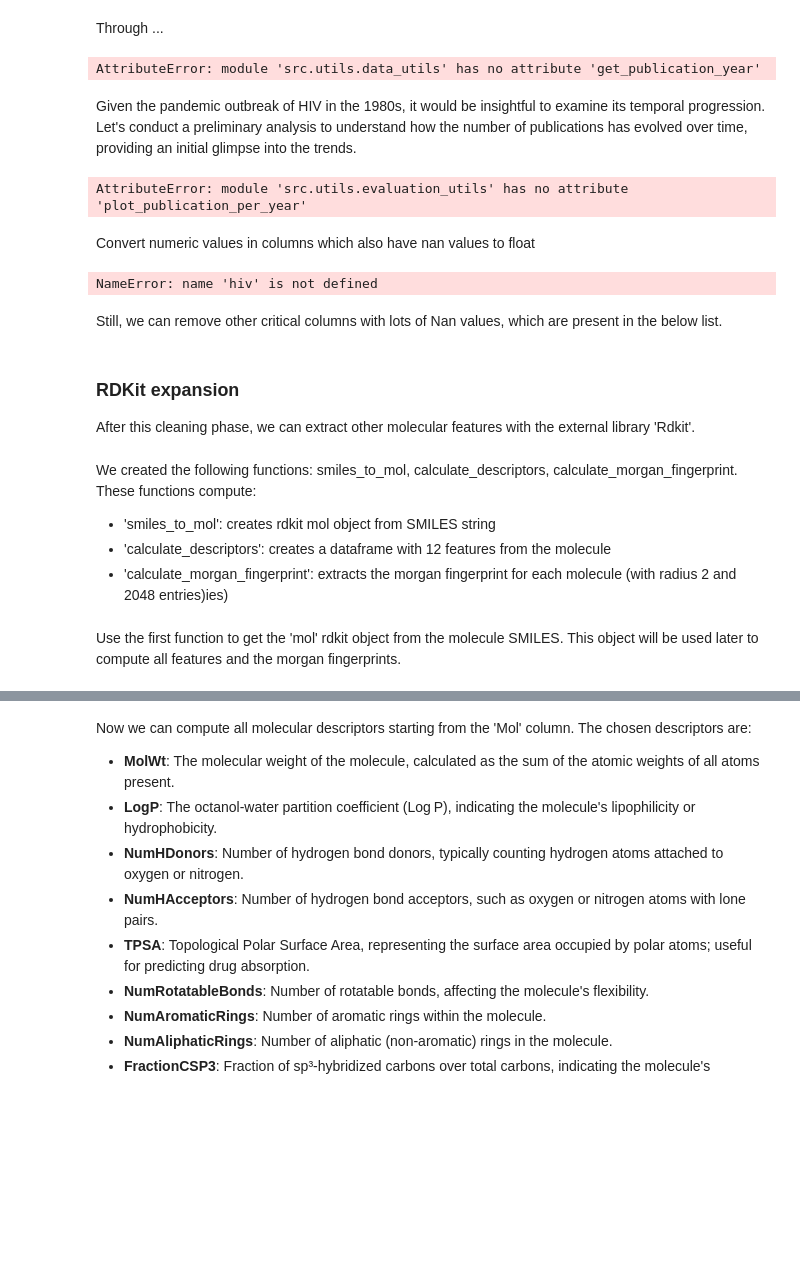
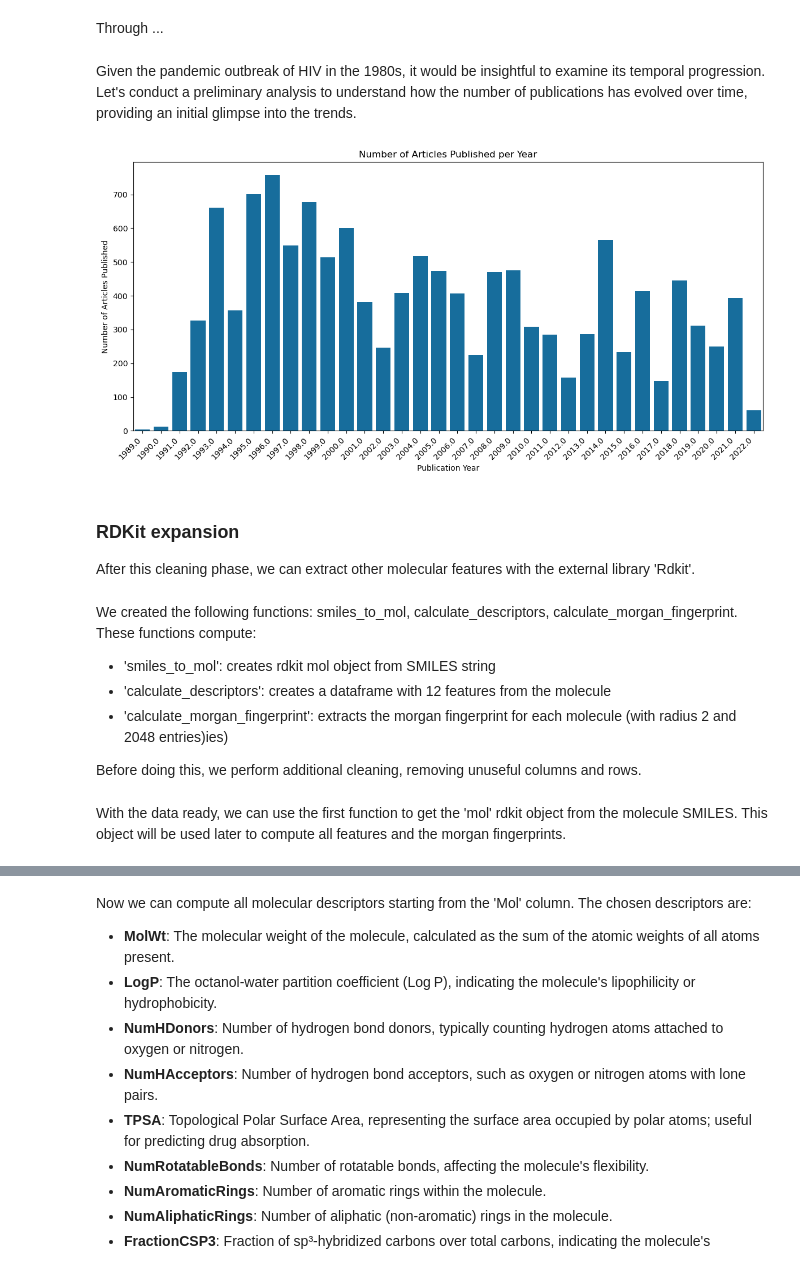
Before and after one commit to epfl-ada/ada-2024-project-adattatori, a Jupyter notebook: results.ipynb, the cells around one changed output, grey strips where cells are left out. Cells and saved outputs as stored; diff of their text form; code cells hidden in the pictures; blank space fills up the shorter version.

Commit message:
runned rdkit cells

```diff
--- a/results.ipynb
+++ b/results.ipynb
@@ -109,27 +95,12 @@ HIV1 dataset columns: 27
 Through ...
 # %%
 #create new df containing the DOI's
-doi_df = hiv['Article DOI'].value_counts().reset_index()
+hiv_doi = hiv.copy()
+doi_df = hiv_doi['Article DOI'].value_counts().reset_index()
 # Applying  function 'get_publication_year' to each DOI in the dataframe:
 doi_df['year'] = doi_df['Article DOI'].apply(lambda x : data_utils.get_publication_year(x))
 doi_df
 ##merging the dataset to have a column contain the year
-hiv = pd.merge(hiv, doi_df, on='Article DOI', how='outer')
+hiv_doi = pd.merge(hiv_doi, doi_df, on='Article DOI', how='outer')
-# %% [output]
-AttributeError: module 'src.utils.data_utils' has no attribute 'get_publication_year'
 # %% [markdown]
 Given the pandemic outbreak of HIV in the 1980s, it would be insightful to examine its temporal progression. Let's conduct a preliminary analysis to understand how the number of publications has evolved over time, providing an initial glimpse into the trends.
-# %%
-evaluation_utils.plot_publication_per_year(hiv)
-# %% [output]
-AttributeError: module 'src.utils.evaluation_utils' has no attribute 'plot_publication_per_year'
-# %% [markdown]
-Convert numeric values in columns which also have nan values to float
-# %%
-##copied dataframe into a new one for rdkit expansion
-hivRD=hiv.copy()
-hiv = data_utils.nan_to_numeric(hiv)
-# %% [output]
-NameError: name 'hiv' is not defined
-# %% [markdown]
-Still, we can remove other critical columns with lots of Nan values, which are present in the below list.
@@ -153,3 +107,7 @@ hivRD = hivRD.dropna()
+# %%
+evaluation_utils.plot_publications_per_year(hiv_doi)
+# %% [output]
+[figure, added]
 # %% [markdown]
 ### RDKit expansion ###
 
@@ -160,3 +118,5 @@ These functions compute:
 - 'smiles_to_mol': creates rdkit mol object from SMILES string
 - 'calculate_descriptors': creates a dataframe with 12 features from the molecule
 - 'calculate_morgan_fingerprint': extracts the morgan fingerprint for each molecule (with radius 2 and 2048 entries)ies)
+
+Before doing this, we perform additional cleaning, removing unuseful columns and rows.
@@ -163,4 +126,4 @@ These functions compute:
 # %% [markdown]
-Use the first function to get the 'mol' rdkit object from the molecule SMILES. This object will be used later to compute all features and the morgan fingerprints.
+With the data ready, we can use the first function to get the 'mol' rdkit object from the molecule SMILES. This object will be used later to compute all features and the morgan fingerprints.
 # %%
 # Convert SMILES to RDKit Mol objects
```
Also changed, not shown: parts of 9 cells of this notebook.
